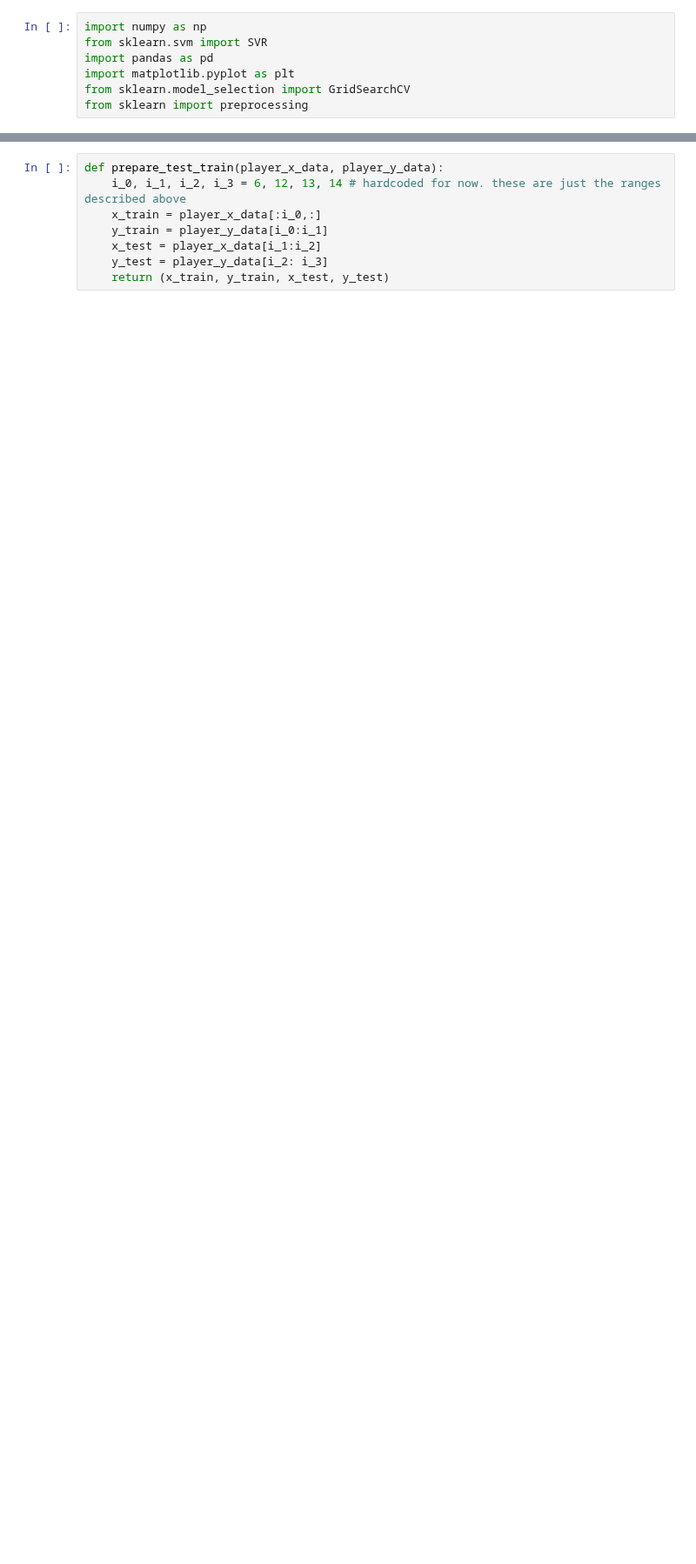
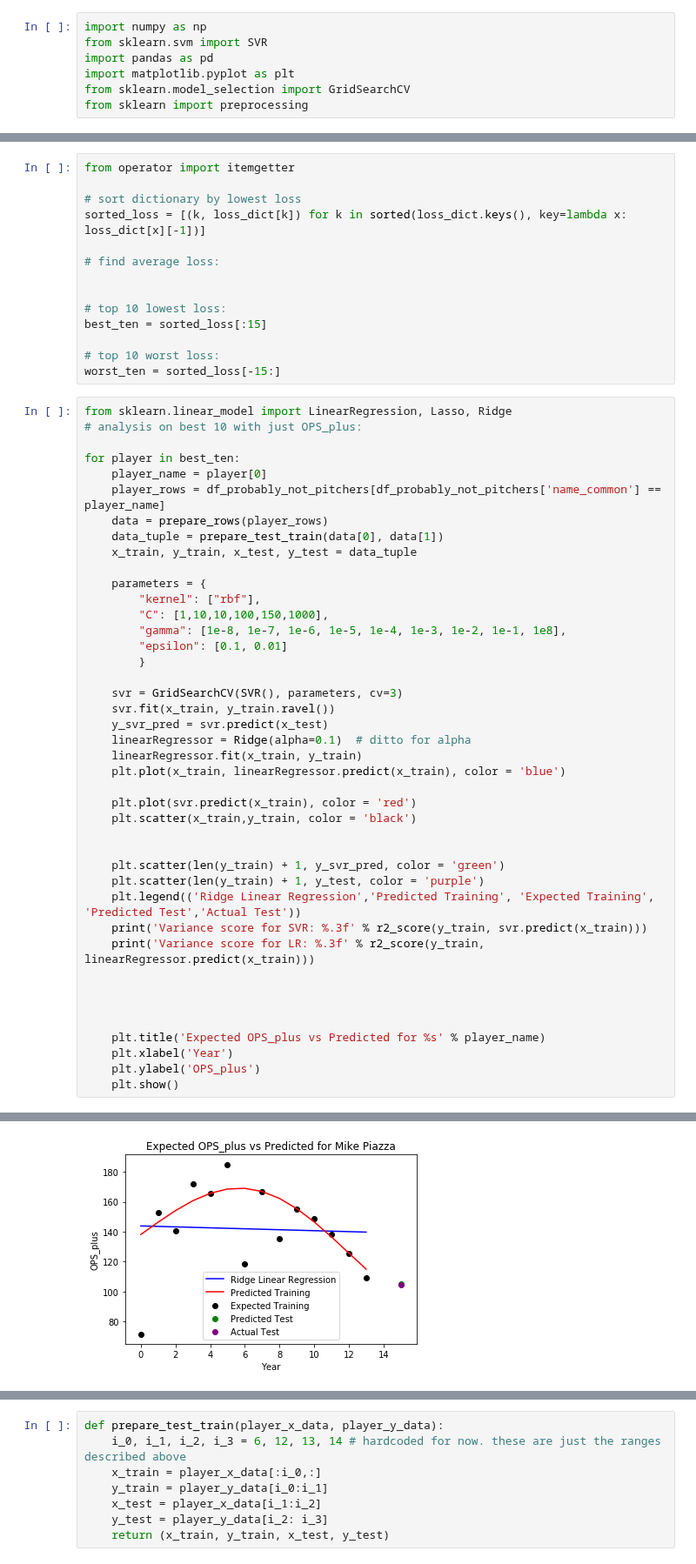
Before and after one commit to LACoderDeBH/CS229-Final-Project, a Jupyter notebook: baseline_svr_player_specific.ipynb, the cells around one changed output, grey strips where cells are left out. Shown at 87% size. Cells and saved outputs as stored; diff of their text form; blank space fills up the shorter version.

```diff
--- a/baseline_svr_player_specific.ipynb
+++ b/baseline_svr_player_specific.ipynb
@@ -31,0 +185,57 @@ print(players_with_more_than_20_years)
+# %%
+from operator import itemgetter
+
+# sort dictionary by lowest loss
+sorted_loss = [(k, loss_dict[k]) for k in sorted(loss_dict.keys(), key=lambda x: loss_dict[x][-1])]
+
+# find average loss:
+
+
+# top 10 lowest loss:
+best_ten = sorted_loss[:15]
+
+# top 10 worst loss:
+worst_ten = sorted_loss[-15:]
+# %%
+from sklearn.linear_model import LinearRegression, Lasso, Ridge
+# analysis on best 10 with just OPS_plus:
+
+for player in best_ten:
+    player_name = player[0]
+    player_rows = df_probably_not_pitchers[df_probably_not_pitchers['name_common'] == player_name]
+    data = prepare_rows(player_rows)
+    data_tuple = prepare_test_train(data[0], data[1])
+    x_train, y_train, x_test, y_test = data_tuple
+
+    parameters = {
+        "kernel": ["rbf"],
+        "C": [1,10,10,100,150,1000],
+        "gamma": [1e-8, 1e-7, 1e-6, 1e-5, 1e-4, 1e-3, 1e-2, 1e-1, 1e8],
+        "epsilon": [0.1, 0.01]
+        }
+
+    svr = GridSearchCV(SVR(), parameters, cv=3)
+    svr.fit(x_train, y_train.ravel())
+    y_svr_pred = svr.predict(x_test)
+    linearRegressor = Ridge(alpha=0.1)  # ditto for alpha
+    linearRegressor.fit(x_train, y_train)
+    plt.plot(x_train, linearRegressor.predict(x_train), color = 'blue')
+
+    plt.plot(svr.predict(x_train), color = 'red')
+    plt.scatter(x_train,y_train, color = 'black')
+
+
+    plt.scatter(len(y_train) + 1, y_svr_pred, color = 'green')
+    plt.scatter(len(y_train) + 1, y_test, color = 'purple')
+    plt.legend(('Ridge Linear Regression','Predicted Training', 'Expected Training', 'Predicted Test','Actual Test'))
+    print('Variance score for SVR: %.3f' % r2_score(y_train, svr.predict(x_train)))
+    print('Variance score for LR: %.3f' % r2_score(y_train, linearRegressor.predict(x_train)))
+
+
+
+
+    plt.title('Expected OPS_plus vs Predicted for %s' % player_name)
+    plt.xlabel('Year')
+    plt.ylabel('OPS_plus')
+    plt.show()
+# %% [output]
@@ -31,0 +244 @@ print(players_with_more_than_20_years)
+[figure, added]
```
Also changed, not shown: parts of 15 cells of this notebook, 1 other file.
